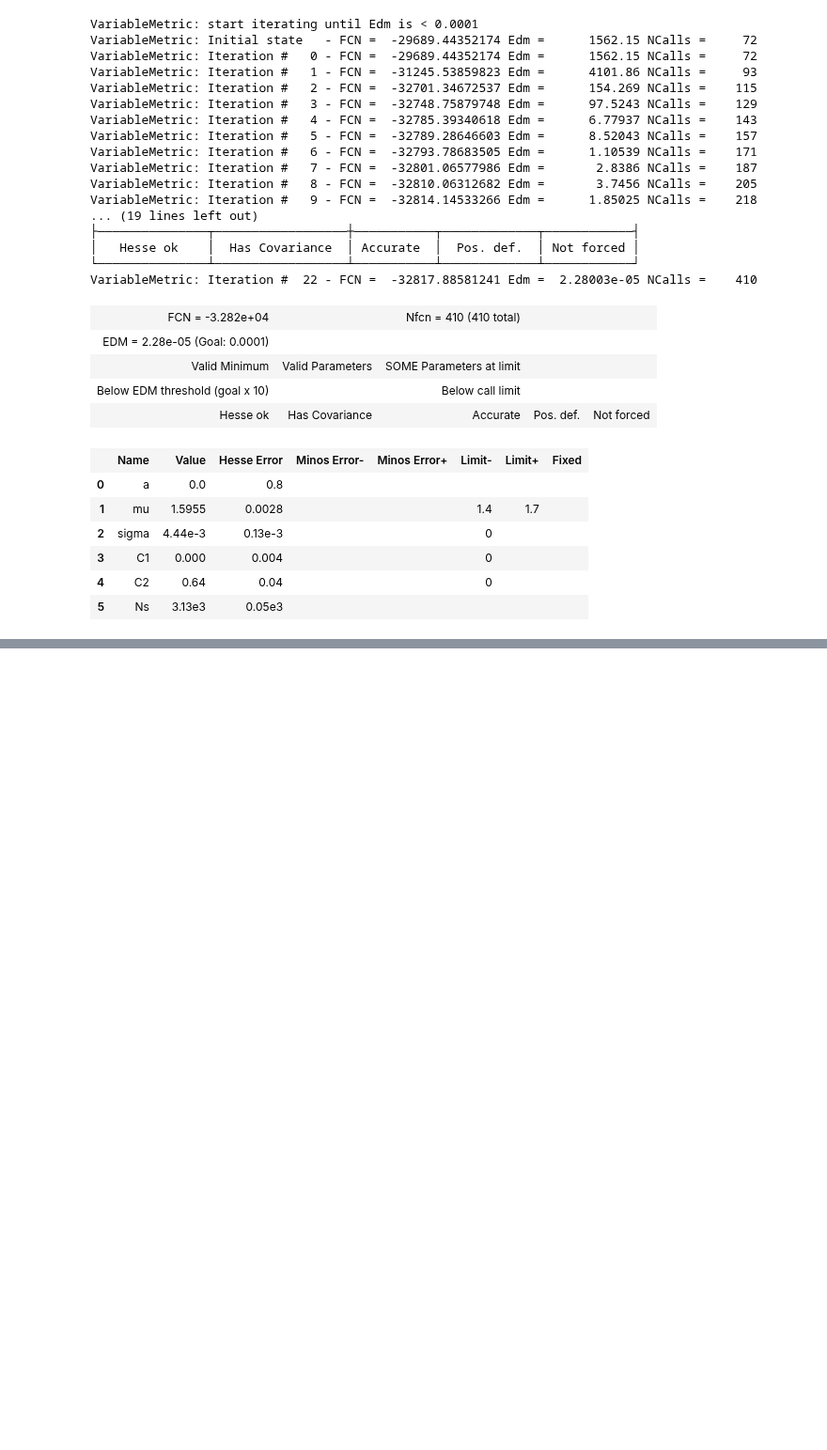
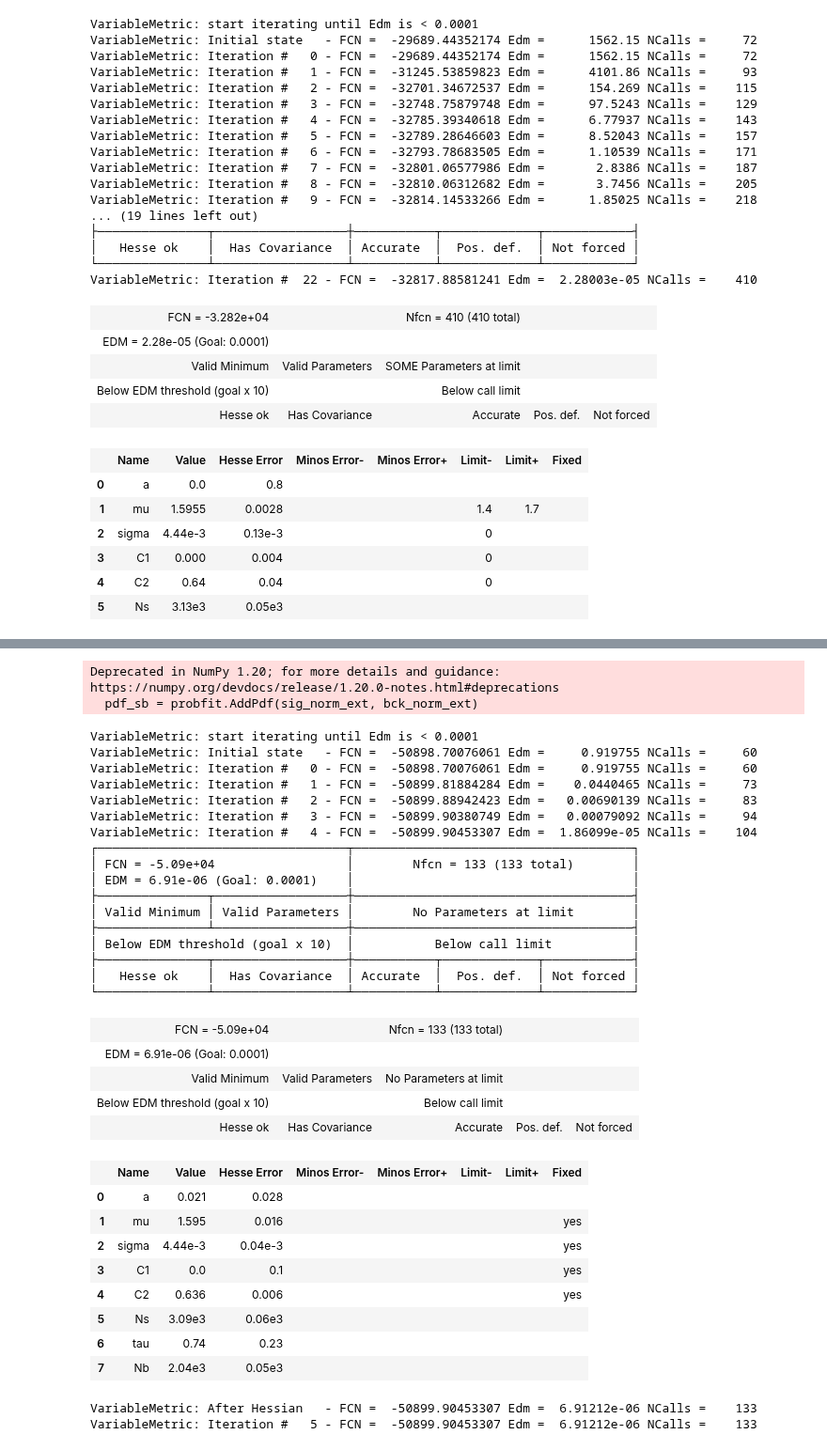
Before and after one commit to jwaiton/next_misc, a Jupyter notebook: FOM_merge&fit/iminuitfit.ipynb, the cells around one changed output, grey strips where cells are left out. Shown at 94% size. Saved outputs shown, nothing was run; the diff lists cells and outputs as text; code cells hidden in the pictures; blank space fills up the shorter version.

```diff
--- a/FOM_merge&fit/iminuitfit.ipynb
+++ b/FOM_merge&fit/iminuitfit.ipynb
@@ -229,0 +243,8 @@ iminuit version: 2.25.2
+# %%
+# collect C1 and C2
+print(m.params)
+C2 = m.params[4][2]
+C1 = m.params[3][2]
+# collect the gaussian here as well
+mu = m.params[1][2]
+sigma = m.params[2][2]
@@ -229,0 +262,67 @@ iminuit version: 2.25.2
+# %%
+# do signal and background fit over all the data now
+e_tracks = cut_tracks[0]['energy'].to_numpy()
+
+# create signal background pdf
+pdf_sb = probfit.AddPdf(sig_norm_ext, bck_norm_ext)
+
+lh_sb = probfit.UnbinnedLH(pdf_sb, e_tracks, extended = True)
+
+
+y, x = np.histogram(e_tracks, fit_bins)
+x = shift_to_bin_centers(x)
+
+
+
+# give it rough starting spots
+vals_sb = [len(e_s), len(e_tracks) - len(e_s), 0, mu, sigma, 100, C1, C2]
+nm_sb = ['Ns', 'Nb', 'a', 'mu', 'sigma', 'tau', 'C1', 'C2']
+
+
+
+m_sb = Minuit(lh_sb, **dict(zip(nm_sb, vals_sb)), fix_mu=True, fix_C1=True,
+         fix_C2=True, fix_sigma=True, print_level = 2)
+#m.limits['mu'] = (1.4, 1.7)
+#m.limits['C1'] = (0, None)
+#m.limits['C2'] = (0, None)
+#m.limits['sigma'] = (0, None)
+# %% [output]
+Deprecated in NumPy 1.20; for more details and guidance: https://numpy.org/devdocs/release/1.20.0-notes.html#deprecations
+  pdf_sb = probfit.AddPdf(sig_norm_ext, bck_norm_ext)
+# %%
+# minimise that mfer
+m_sb.migrad()
+# %% [output]
+VariableMetric: start iterating until Edm is < 0.0001
+VariableMetric: Initial state   - FCN =  -50898.70076061 Edm =     0.919755 NCalls =     60
+VariableMetric: Iteration #   0 - FCN =  -50898.70076061 Edm =     0.919755 NCalls =     60
+VariableMetric: Iteration #   1 - FCN =  -50899.81884284 Edm =    0.0440465 NCalls =     73
+VariableMetric: Iteration #   2 - FCN =  -50899.88942423 Edm =   0.00690139 NCalls =     83
+VariableMetric: Iteration #   3 - FCN =  -50899.90380749 Edm =   0.00079092 NCalls =     94
+VariableMetric: Iteration #   4 - FCN =  -50899.90453307 Edm =  1.86099e-05 NCalls =    104
+┌──────────────────────────────────┬──────────────────────────────────────┐
+│ FCN = -5.09e+04                  │        Nfcn = 133 (133 total)        │
+│ EDM = 6.91e-06 (Goal: 0.0001)    │                                      │
+├───────────────┬──────────────────┼──────────────────────────────────────┤
+│ Valid Minimum │ Valid Parameters │        No Parameters at limit        │
+├───────────────┴──────────────────┼──────────────────────────────────────┤
+│ Below EDM threshold (goal x 10)  │           Below call limit           │
+├───────────────┬──────────────────┼───────────┬─────────────┬────────────┤
+│   Hesse ok    │  Has Covariance  │ Accurate  │  Pos. def.  │ Not forced │
+└───────────────┴──────────────────┴───────────┴─────────────┴────────────┘
+| FCN = -5.09e+04 |  | Nfcn = 133 (133 total) |  |  |
+| EDM = 6.91e-06 (Goal: 0.0001) |  |  |  |  |
+| Valid Minimum | Valid Parameters | No Parameters at limit |  |  |
+| Below EDM threshold (goal x 10) |  | Below call limit |  |  |
+| Hesse ok | Has Covariance | Accurate | Pos. def. | Not forced |
+|  | Name | Value | Hesse Error | Minos Error- | Minos Error+ | Limit- | Limit+ | Fixed |
+| 0 | a | 0.021 | 0.028 |  |  |  |  |  |
+| 1 | mu | 1.595 | 0.016 |  |  |  |  | yes |
+| 2 | sigma | 4.44e-3 | 0.04e-3 |  |  |  |  | yes |
+| 3 | C1 | 0.0 | 0.1 |  |  |  |  | yes |
+| 4 | C2 | 0.636 | 0.006 |  |  |  |  | yes |
+| 5 | Ns | 3.09e3 | 0.06e3 |  |  |  |  |  |
+| 6 | tau | 0.74 | 0.23 |  |  |  |  |  |
+| 7 | Nb | 2.04e3 | 0.05e3 |  |  |  |  |  |
+VariableMetric: After Hessian   - FCN =  -50899.90453307 Edm =  6.91212e-06 NCalls =    133
+VariableMetric: Iteration #   5 - FCN =  -50899.90453307 Edm =  6.91212e-06 NCalls =    133
```
Also changed, not shown: parts of 19 cells of this notebook, 1 other file.
